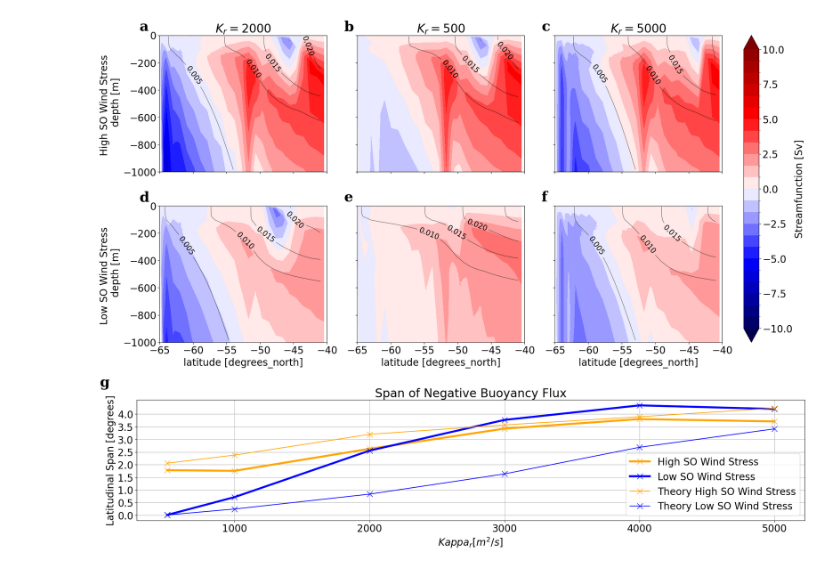
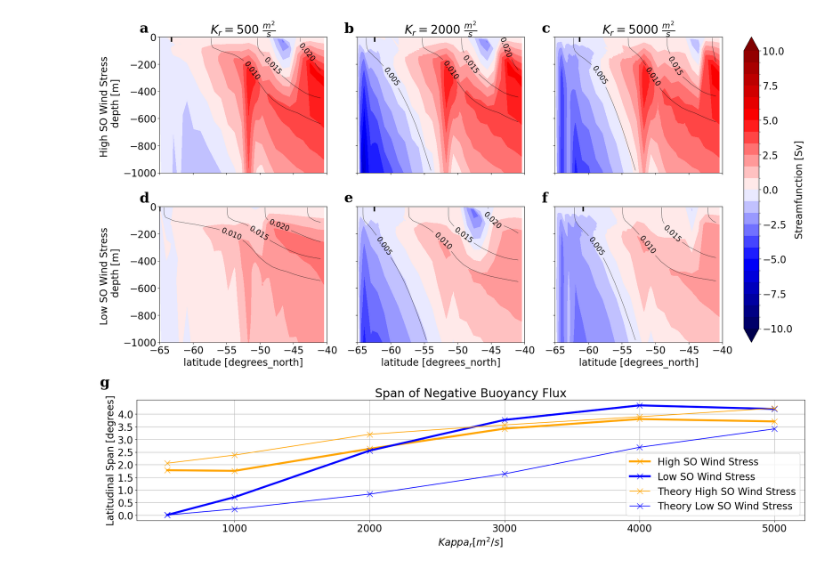
Before and after one commit to Neumann-N/ideal_MITgcm, a Jupyter notebook: Neg_Surf_Buoy_Flux.ipynb, the cells around one changed output. Saved outputs shown, nothing was run; the diff lists cells and outputs as text; code cells hidden in the pictures.

```diff
--- a/Neg_Surf_Buoy_Flux.ipynb
+++ b/Neg_Surf_Buoy_Flux.ipynb
@@ -237,12 +237,12 @@ C = ((stream5000/1e6).sel(YG=slice(-70, -40))).plot.contourf(ax=axs[1,2],x='YG',
 cc=(d5000.sel(YC=slice(-70, -40)).sel(Z=slice(0, -1000))).plot.contour(ax=axs[1,2],x='YC',y='Z',levels=np.arange(0,0.05,0.005),colors='black',linewidths=0.5)
 plt.clabel(cc, cc.levels, inline=True,  fontsize=15)
 
-C = ((stream500/1e6).sel(YG=slice(-70, -40))).plot.contourf(ax=axs[1,1],x='YG',y='depth',cmap=cmap,ylim=(-1000,0),vmin=mins,add_colorbar=False,vmax=maxs,extend='both',levels=25,yincrease=False)
-cc=(d500.sel(YC=slice(-70, -40)).sel(Z=slice(0, -1000))).plot.contour(ax=axs[1,1],x='YC',y='Z',levels=np.arange(0,0.05,0.005),colors='black',linewidths=0.5)
+C = ((stream500/1e6).sel(YG=slice(-70, -40))).plot.contourf(ax=axs[1,0],x='YG',y='depth',cmap=cmap,ylim=(-1000,0),vmin=mins,add_colorbar=False,vmax=maxs,extend='both',levels=25,yincrease=False)
+cc=(d500.sel(YC=slice(-70, -40)).sel(Z=slice(0, -1000))).plot.contour(ax=axs[1,0],x='YC',y='Z',levels=np.arange(0,0.05,0.005),colors='black',linewidths=0.5)
 plt.clabel(cc, cc.levels, inline=True,  fontsize=15)
 
-C = ((stream2000/1e6).sel(YG=slice(-70, -40))).plot.contourf(ax=axs[1,0],x='YG',y='depth',cmap=cmap,ylim=(-1000,0),vmin=mins,add_colorbar=False,vmax=maxs,extend='both',levels=25,yincrease=False)
-cc=(d2000.sel(YC=slice(-70, -40)).sel(Z=slice(0, -1000))).plot.contour(ax=axs[1,0],x='YC',y='Z',levels=np.arange(0,0.05,0.005),colors='black',linewidths=0.5)
+C = ((stream2000/1e6).sel(YG=slice(-70, -40))).plot.contourf(ax=axs[1,1],x='YG',y='depth',cmap=cmap,ylim=(-1000,0),vmin=mins,add_colorbar=False,vmax=maxs,extend='both',levels=25,yincrease=False)
+cc=(d2000.sel(YC=slice(-70, -40)).sel(Z=slice(0, -1000))).plot.contour(ax=axs[1,1],x='YC',y='Z',levels=np.arange(0,0.05,0.005),colors='black',linewidths=0.5)
 plt.clabel(cc, cc.levels, inline=True,  fontsize=15)
 
 
@@ -250,14 +250,21 @@ C = ((stream50002/1e6).sel(YG=slice(-70, -40))).plot.contourf(ax=axs[0,2],x='YG'
 cc=(d50002.sel(YC=slice(-70, -40)).sel(Z=slice(0, -1000))).plot.contour(ax=axs[0,2],x='YC',y='Z',levels=np.arange(0,0.05,0.005),colors='black',linewidths=0.5)
 plt.clabel(cc, cc.levels, inline=True,  fontsize=15)
 
-C = ((stream5002/1e6).sel(YG=slice(-70, -40))).plot.contourf(ax=axs[0,1],x='YG',y='depth',cmap=cmap,ylim=(-1000,0),vmin=mins,add_colorbar=False,vmax=maxs,extend='both',levels=25,yincrease=False)
-cc=(d5002.sel(YC=slice(-70, -40)).sel(Z=slice(0, -1000))).plot.contour(ax=axs[0,1],x='YC',y='Z',levels=np.arange(0,0.05,0.005),colors='black',linewidths=0.5)
+C = ((stream5002/1e6).sel(YG=slice(-70, -40))).plot.contourf(ax=axs[0,0],x='YG',y='depth',cmap=cmap,ylim=(-1000,0),vmin=mins,add_colorbar=False,vmax=maxs,extend='both',levels=25,yincrease=False)
+cc=(d5002.sel(YC=slice(-70, -40)).sel(Z=slice(0, -1000))).plot.contour(ax=axs[0,0],x='YC',y='Z',levels=np.arange(0,0.05,0.005),colors='black',linewidths=0.5)
 plt.clabel(cc, cc.levels, inline=True,  fontsize=15)
 
-C = ((stream20002/1e6).sel(YG=slice(-70, -40))).plot.contourf(ax=axs[0,0],x='YG',y='depth',cmap=cmap,ylim=(-1000,0),vmin=mins,add_colorbar=False,vmax=maxs,extend='both',levels=25,yincrease=False)
-cc=(d20002.sel(YC=slice(-70, -40)).sel(Z=slice(0, -1000))).plot.contour(ax=axs[0,0],x='YC',y='Z',levels=np.arange(0,0.05,0.005),colors='black',linewidths=0.5)
+C = ((stream20002/1e6).sel(YG=slice(-70, -40))).plot.contourf(ax=axs[0,1],x='YG',y='depth',cmap=cmap,ylim=(-1000,0),vmin=mins,add_colorbar=False,vmax=maxs,extend='both',levels=25,yincrease=False)
+cc=(d20002.sel(YC=slice(-70, -40)).sel(Z=slice(0, -1000))).plot.contour(ax=axs[0,1],x='YC',y='Z',levels=np.arange(0,0.05,0.005),colors='black',linewidths=0.5)
 plt.clabel(cc, cc.levels, inline=True,  fontsize=15)
+zero=np.zeros(1)
+axs[0,1].plot(interps5[2]-65,zero[0],marker='|',color='black',markersize=20,markeredgewidth=3)
+axs[0,0].plot(interps5[0]-65,zero[0],marker='|',color='black',markersize=20,markeredgewidth=3)
+axs[0,2].plot(interps5[5]-65,zero[0],marker='|',color='black',markersize=20,markeredgewidth=3)
 
+axs[1,1].plot(interps1[2]-65,zero[0],marker='|',color='black',markersize=20,markeredgewidth=3)
+axs[1,0].plot(interps1[0]-65,zero[0],marker='|',color='black',markersize=20,markeredgewidth=3)
+axs[1,2].plot(interps1[5]-65,zero[0],marker='|',color='black',markersize=20,markeredgewidth=3)
 
 axs[0,0].set_xlim(-65,-40)
 
@@ -266,7 +273,7 @@ axs[1,1].set_yticklabels([])
 axs[1,2].set_yticklabels([])
 axs[0,1].set_yticklabels([])
 axs[0,2].set_yticklabels([])
-axs[0,0].set_title(r'$K_r=2000$')
+axs[0,0].set_title(r'$K_r=500$'+' '+r'$ \frac{m^2}{s}$')
 axs[0,1].set_ylabel(' ')
 axs[1,1].set_ylabel(' ')
 axs[1,2].set_ylabel(' ')
@@ -276,8 +283,8 @@ axs[0,0].set_ylabel('High SO Wind Stress \n depth [m]')
 axs[0,0].set_xlabel(' ')
 axs[0,2].set_ylabel(' ')
 axs[0,2].set_xlabel(' ')
-axs[0,2].set_title(r'$K_r=5000$')
-axs[0,1].set_title(r'$K_r=500$')
+axs[0,2].set_title(r'$K_r=5000$'+' '+r'$ \frac{m^2}{s}$')
+axs[0,1].set_title(r'$K_r=2000$'+' '+r'$ \frac{m^2}{s}$')
 #fig.tight_layout()
 plt.colorbar(C,ax=axs,pad=.02,label='Streamfunction [Sv]')
 
@@ -290,31 +297,31 @@ axs[0,2].text(-67.0, 110.0, 'c',
             fontsize='x-large', verticalalignment='top', fontfamily='serif',fontweight='bold')
 
 axs[1,0].text(-68.0, 110.0, 'd',
             fontsize='x-large', verticalalignment='top', fontfamily='serif',fontweight='bold')
 
 axs[1,1].text(-67.0, 110.0, 'e',
             fontsize='x-large', verticalalignment='top', fontfamily='serif',fontweight='bold')
 
 axs[1,2].text(-67.0, 110.0, 'f',
             fontsize='x-large', verticalalignment='top', fontfamily='serif',fontweight='bold')
 
 
 axs1 = subfigs[1].subplots(ncols=1,nrows=1)
 axs1.plot(K5,interps5,label='High SO Wind Stress',marker='x',linewidth=4,color='orange',markersize=12)
 axs1.set_yticks(np.arange(0,4.5,0.5))
 axs1.plot(K1,interps1,label='Low SO Wind Stress',marker='x',linewidth=4,color='blue',markersize=12)
 axs1.plot(kappas,span,label='Theory High SO Wind Stress',marker='x',color='orange',markersize=12)
 axs1.plot(kappas,spans,label='Theory Low SO Wind Stress',marker='x',color='blue',markersize=12)
 axs1.grid(True)
 axs1.legend()
 axs1.set_ylabel('Latitudinal Span [degrees]')
 axs1.set_xlabel(r'$Kappa_r [m^2/s]$ ')
 axs1.set_title('Span of Negative Buoyancy Flux')
 
 axs1.text(-1, 5.5, 'g',
             fontsize='x-large', verticalalignment='top', fontfamily='serif',fontweight='bold')
 
 
 plt.savefig("layers.png")
 # %% [output]
-[figure, old version]
+[figure, new version]
```
Also changed, not shown: 2 other files.
